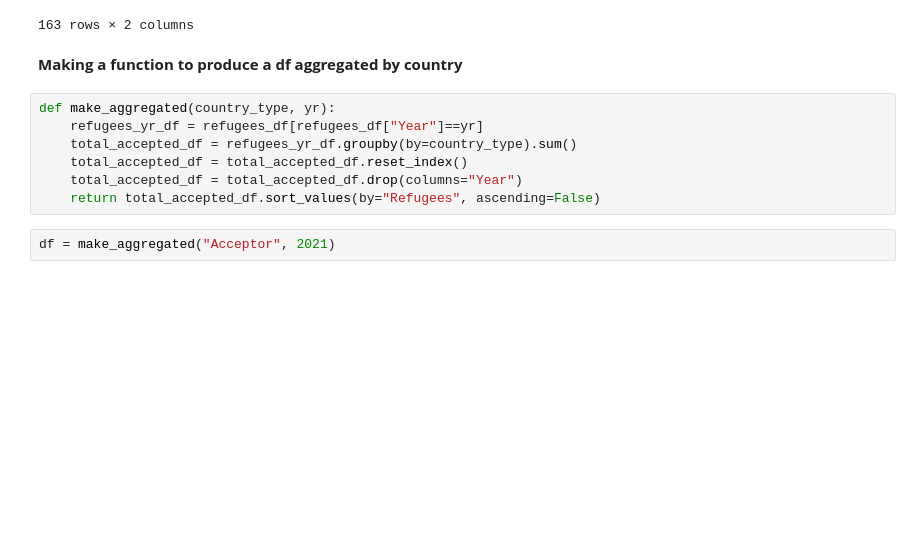
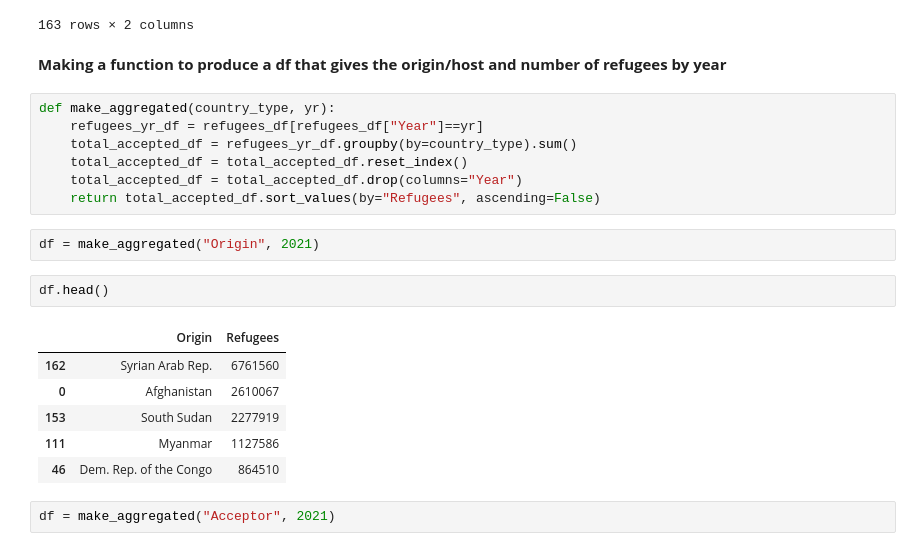
Before and after one commit to nss-data-science-cohort-7/un-exploration-sourish33, a Jupyter notebook: notebooks/refugees.ipynb, the cells around one changed output. Cells and saved outputs as stored; diff of their text form; blank space fills up the shorter version.

```diff
--- a/notebooks/refugees.ipynb
+++ b/notebooks/refugees.ipynb
@@ -142,7 +142,7 @@ total_accepted_2021_df.sort_values(by="Refugees", ascending=False)
 | 150 | Turks and Caicos Islands | 8 |
 163 rows × 2 columns
 # %% [markdown]
-**Making a function to produce a df aggregated by country**
+**Making a function to produce a df that gives the origin/host and number of refugees by year**
 # %%
 def make_aggregated(country_type, yr):
     refugees_yr_df = refugees_df[refugees_df["Year"]==yr]
@@ -150,6 +150,17 @@ def make_aggregated(country_type, yr):
     total_accepted_df = total_accepted_df.reset_index()
     total_accepted_df = total_accepted_df.drop(columns="Year")
     return total_accepted_df.sort_values(by="Refugees", ascending=False)
+# %%
+df = make_aggregated("Origin", 2021)
+# %%
+df.head()
+# %% [output]
+|  | Origin | Refugees |
+| 162 | Syrian Arab Rep. | 6761560 |
+| 0 | Afghanistan | 2610067 |
+| 153 | South Sudan | 2277919 |
+| 111 | Myanmar | 1127586 |
+| 46 | Dem. Rep. of the Congo | 864510 |
 # %%
 df = make_aggregated("Acceptor", 2021)
 # %%
```
Also changed, not shown: parts of 4 cells of this notebook.
